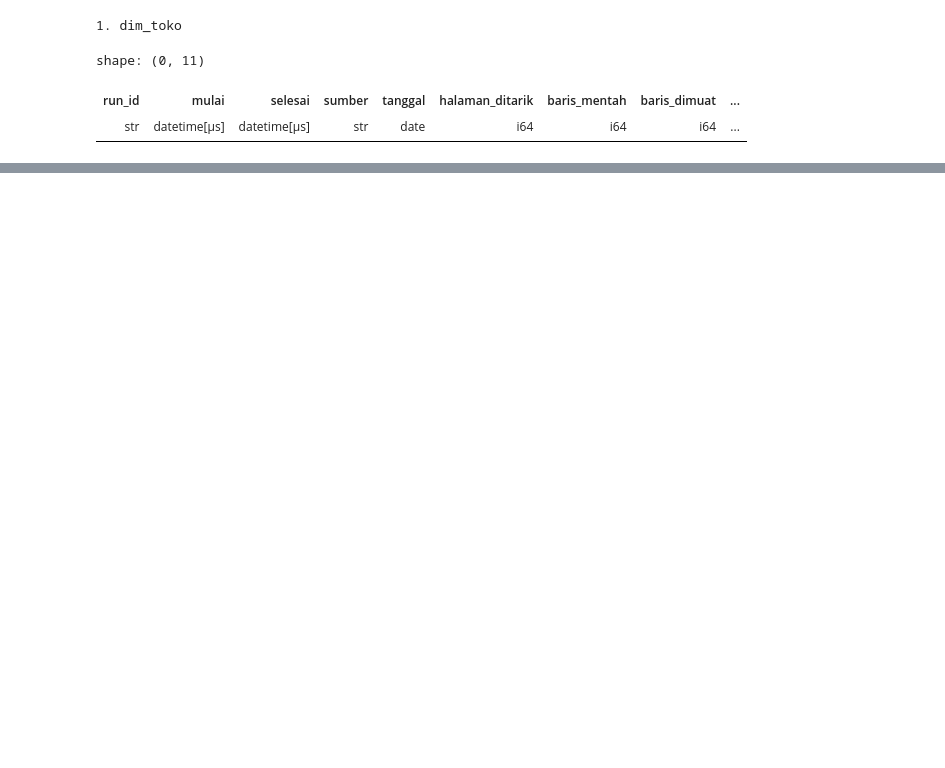
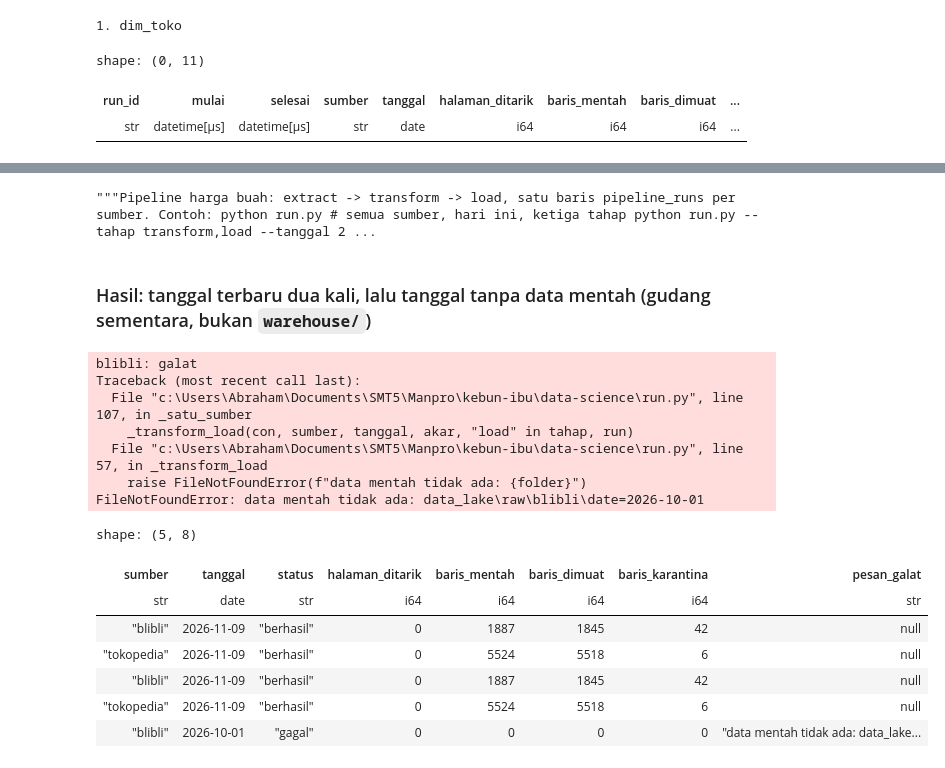
Before and after one commit to Daffwa/kebun_ibu, a Jupyter notebook: data-science/transform/transform.ipynb, the cells around one changed output, grey strips where cells are left out. Saved outputs shown, nothing was run; the diff lists cells and outputs as text; code cells hidden in the pictures; blank space fills up the shorter version.

Commit message:
Task 9: run.py merangkai pipeline dan mencatat setiap run

```diff
--- a/data-science/transform/transform.ipynb
+++ b/data-science/transform/transform.ipynb
@@ -1302,0 +1313,40 @@ shape: (0, 11)
+# %%
+import run
+
+importlib.reload(run)
+tampilkan_kode(run)
+# %% [output]
+"""Pipeline harga buah: extract -> transform -> load, satu baris pipeline_runs per sumber. Contoh: python run.py # semua sumber, hari ini, ketiga tahap python run.py --tahap transform,load --tanggal 2 ...
+# %% [markdown]
+### Hasil: tanggal terbaru dua kali, lalu tanggal tanpa data mentah (gudang sementara, bukan `warehouse/`)
+# %%
+import tempfile
+from datetime import date
+
+gudang = Path(tempfile.mkdtemp()) / "coba.duckdb"
+lake = Path("data_lake")
+terbaru = max(date.fromisoformat(p.name.removeprefix("date=")) for p in (lake / "raw" / "blibli").glob("date=*"))
+TL = {"transform", "load"}
+
+runs = run.jalankan(["blibli", "tokopedia"], terbaru, TL, lake, gudang)
+runs += run.jalankan(["blibli", "tokopedia"], terbaru, TL, lake, gudang)   # ulang: data sama, run bertambah
+runs += run.jalankan(["blibli"], date(2026, 10, 1), TL, lake, gudang)      # tidak ada mentah → gagal
+
+pl.DataFrame(runs).select("sumber", "tanggal", "status", "halaman_ditarik", "baris_mentah",
+                          "baris_dimuat", "baris_karantina", "pesan_galat")
+# %% [output]
+blibli: galat
+Traceback (most recent call last):
+  File "c:\Users\Abraham\Documents\SMT5\Manpro\kebun-ibu\data-science\run.py", line 107, in _satu_sumber
+    _transform_load(con, sumber, tanggal, akar, "load" in tahap, run)
+  File "c:\Users\Abraham\Documents\SMT5\Manpro\kebun-ibu\data-science\run.py", line 57, in _transform_load
+    raise FileNotFoundError(f"data mentah tidak ada: {folder}")
+FileNotFoundError: data mentah tidak ada: data_lake\raw\blibli\date=2026-10-01
+shape: (5, 8)
+| sumber | tanggal | status | halaman_ditarik | baris_mentah | baris_dimuat | baris_karantina | pesan_galat |
+| str | date | str | i64 | i64 | i64 | i64 | str |
+| "blibli" | 2026-11-09 | "berhasil" | 0 | 1887 | 1845 | 42 | null |
+| "tokopedia" | 2026-11-09 | "berhasil" | 0 | 5524 | 5518 | 6 | null |
+| "blibli" | 2026-11-09 | "berhasil" | 0 | 1887 | 1845 | 42 | null |
+| "tokopedia" | 2026-11-09 | "berhasil" | 0 | 5524 | 5518 | 6 | null |
+| "blibli" | 2026-10-01 | "gagal" | 0 | 0 | 0 | 0 | "data mentah tidak ada: data_lake... |
```
Also changed, not shown: parts of 12 cells of this notebook, 3 other files.
